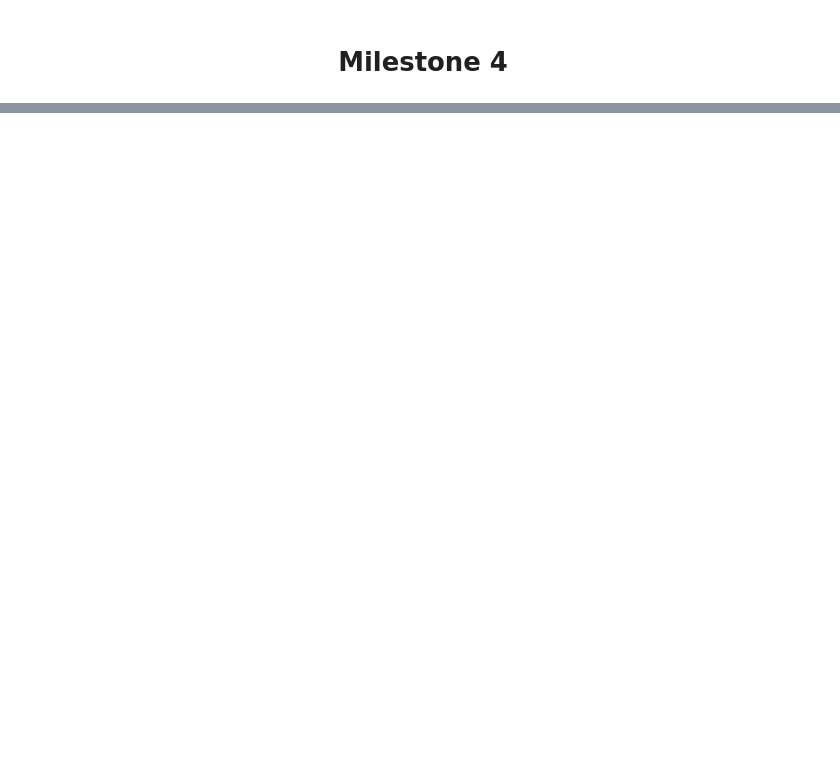
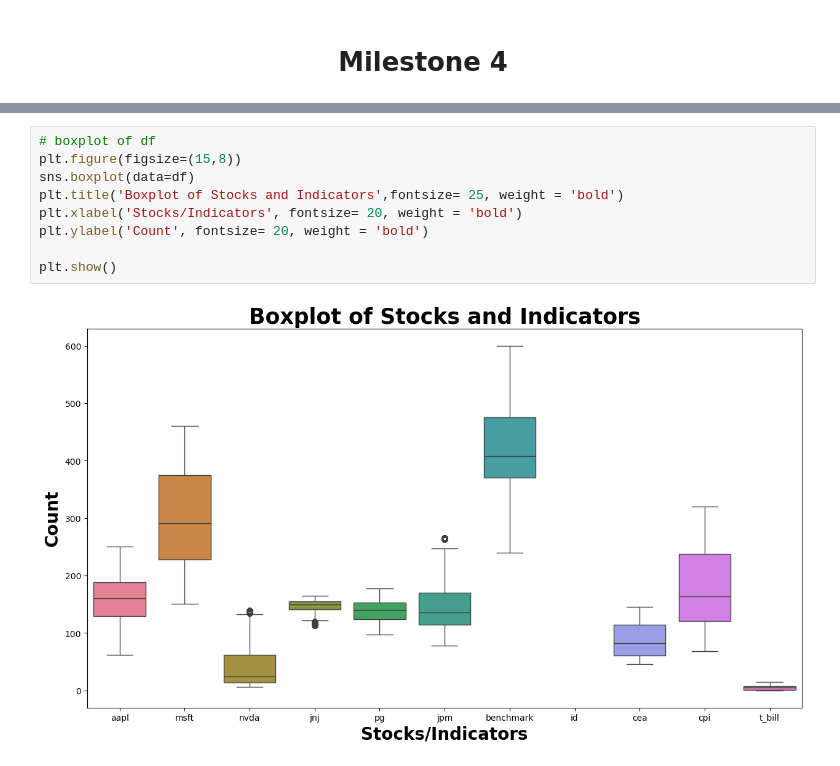
Before and after one commit to MWPerrineJr/data_prep_final, a Jupyter notebook: Final Project.ipynb, the cells around one changed output, grey strips where cells are left out. Saved outputs shown, nothing was run; the diff lists cells and outputs as text; blank space fills up the shorter version.

```diff
--- a/Final Project.ipynb
+++ b/Final Project.ipynb
@@ -477,0 +346,11 @@ stock_data
+# %%
+# boxplot of df
+plt.figure(figsize=(15,8))
+sns.boxplot(data=df)
+plt.title('Boxplot of Stocks and Indicators',fontsize= 25, weight = 'bold')
+plt.xlabel('Stocks/Indicators', fontsize= 20, weight = 'bold')
+plt.ylabel('Count', fontsize= 20, weight = 'bold')
+
+plt.show()
+# %% [output]
+[figure, added]
```
Also changed, not shown: parts of 73 cells of this notebook, 4 other files.
